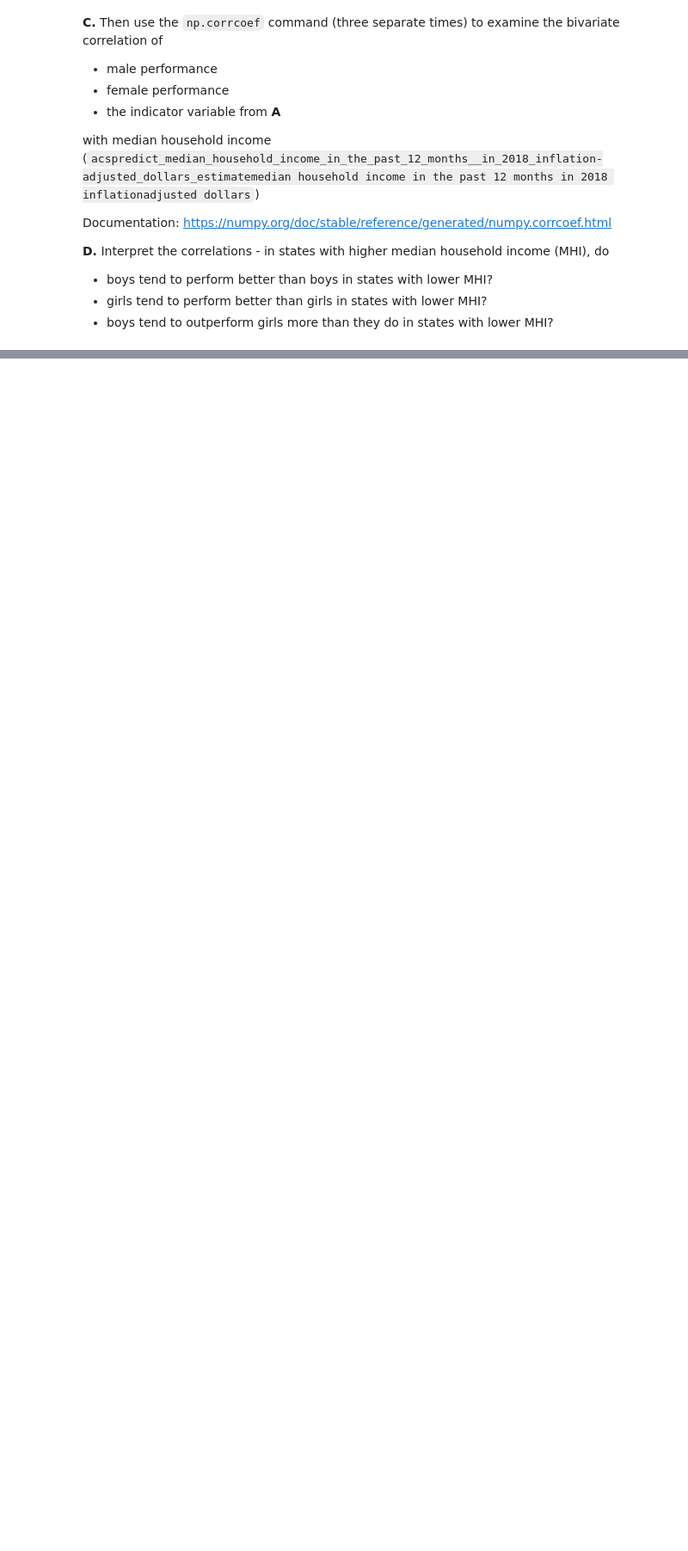
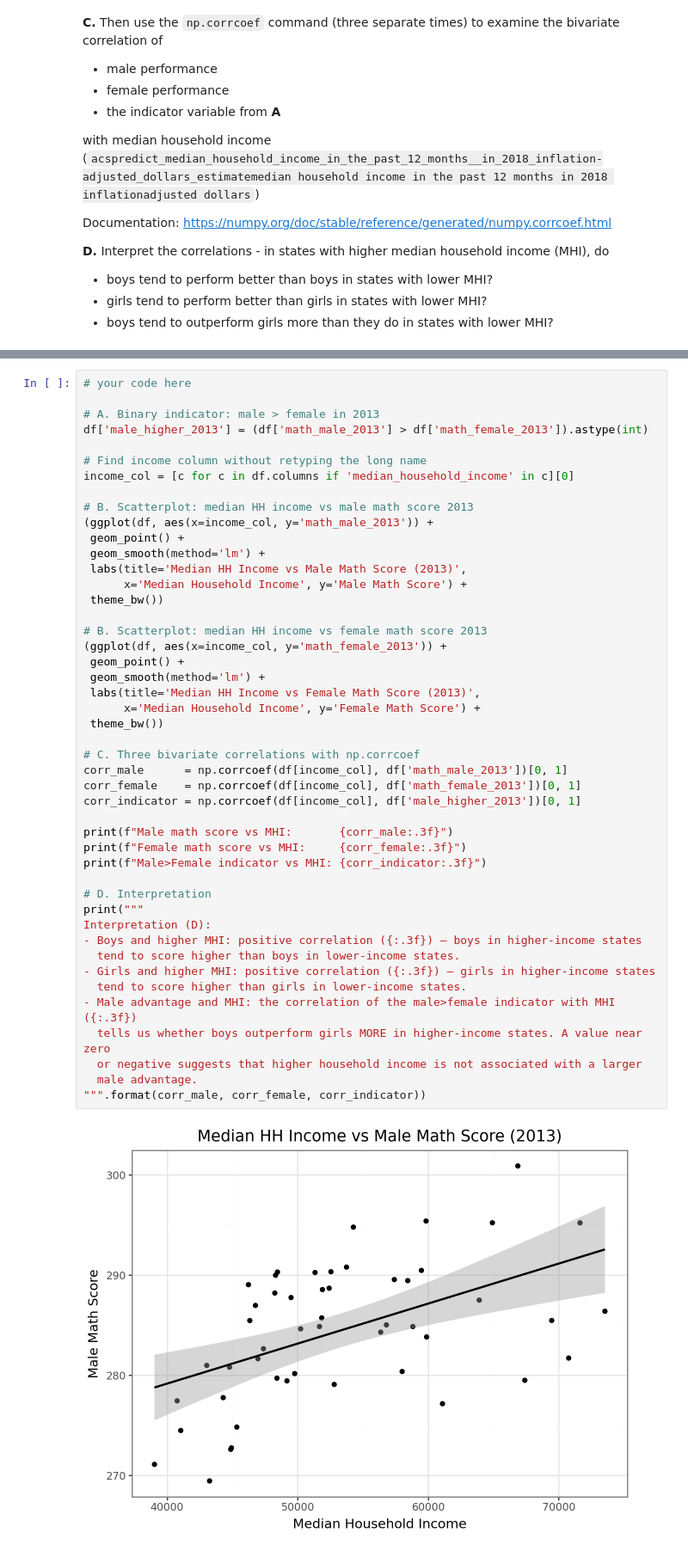
Before and after one commit to jchou27/qss20, a Jupyter notebook: problemsets/pset8/pset8_F006VHC.ipynb, the cells around one changed output, grey strips where cells are left out. Shown at 86% size. Cells and saved outputs as stored; diff of their text form; blank space fills up the shorter version.

```diff
--- a/problemsets/pset8/pset8_F006VHC.ipynb
+++ b/problemsets/pset8/pset8_F006VHC.ipynb
@@ -77,0 +108,48 @@ Documentation: https://numpy.org/doc/stable/reference/generated/numpy.corrcoef.h
+# %%
+# your code here
+
+# A. Binary indicator: male > female in 2013
+df['male_higher_2013'] = (df['math_male_2013'] > df['math_female_2013']).astype(int)
+
+# Find income column without retyping the long name
+income_col = [c for c in df.columns if 'median_household_income' in c][0]
+
+# B. Scatterplot: median HH income vs male math score 2013
+(ggplot(df, aes(x=income_col, y='math_male_2013')) +
+ geom_point() +
+ geom_smooth(method='lm') +
+ labs(title='Median HH Income vs Male Math Score (2013)',
+      x='Median Household Income', y='Male Math Score') +
+ theme_bw())
+
+# B. Scatterplot: median HH income vs female math score 2013
+(ggplot(df, aes(x=income_col, y='math_female_2013')) +
+ geom_point() +
+ geom_smooth(method='lm') +
+ labs(title='Median HH Income vs Female Math Score (2013)',
+      x='Median Household Income', y='Female Math Score') +
+ theme_bw())
+
+# C. Three bivariate correlations with np.corrcoef
+corr_male      = np.corrcoef(df[income_col], df['math_male_2013'])[0, 1]
+corr_female    = np.corrcoef(df[income_col], df['math_female_2013'])[0, 1]
+corr_indicator = np.corrcoef(df[income_col], df['male_higher_2013'])[0, 1]
+
+print(f"Male math score vs MHI:       {corr_male:.3f}")
+print(f"Female math score vs MHI:     {corr_female:.3f}")
+print(f"Male>Female indicator vs MHI: {corr_indicator:.3f}")
+
+# D. Interpretation
+print("""
+Interpretation (D):
+- Boys and higher MHI: positive correlation ({:.3f}) — boys in higher-income states
+  tend to score higher than boys in lower-income states.
+- Girls and higher MHI: positive correlation ({:.3f}) — girls in higher-income states
+  tend to score higher than girls in lower-income states.
+- Male advantage and MHI: the correlation of the male>female indicator with MHI ({:.3f})
+  tells us whether boys outperform girls MORE in higher-income states. A value near zero
+  or negative suggests that higher household income is not associated with a larger
+  male advantage.
+""".format(corr_male, corr_female, corr_indicator))
+# %% [output]
+[figure, added]
```
Also changed, not shown: parts of 18 cells of this notebook.
